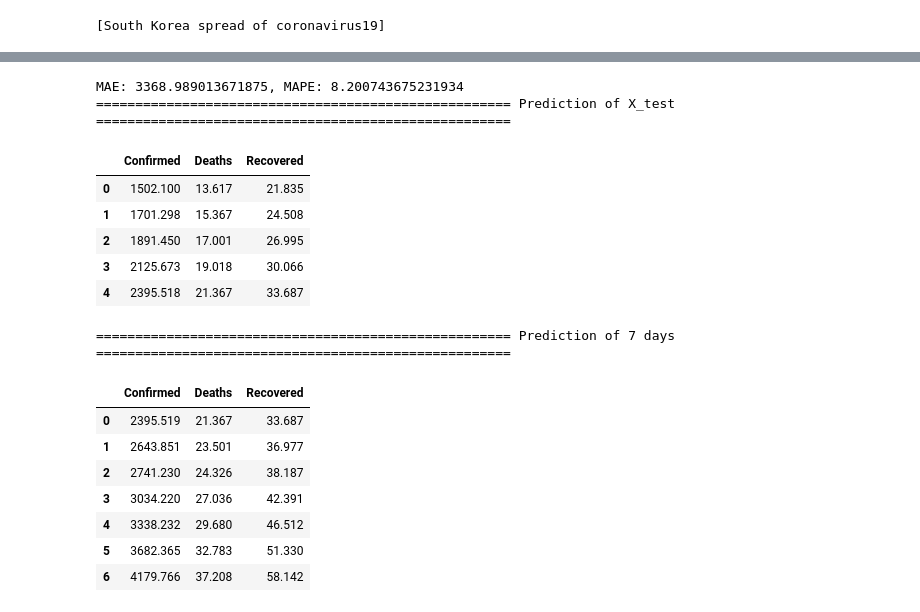
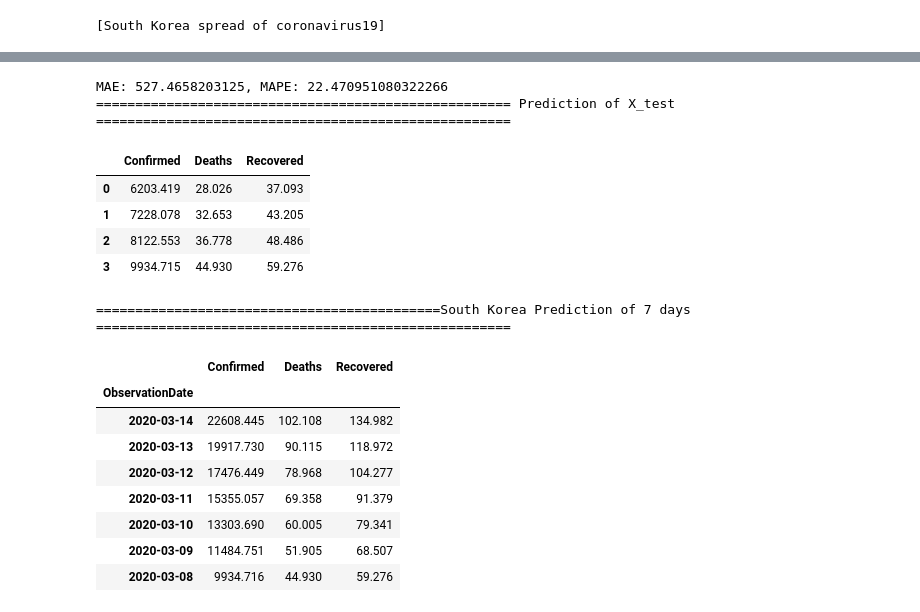
Before and after one commit to gbjung759/CoronavirusDisease2019, a Jupyter notebook: predict_coronavirus_spread_dense.ipynb, the cells around one changed output, grey strips where cells are left out. Cells and saved outputs as stored; diff of their text form; code cells hidden in the pictures.

```diff
--- a/predict_coronavirus_spread_dense.ipynb
+++ b/predict_coronavirus_spread_dense.ipynb
@@ -164,7 +164,7 @@ from keras.layers import Dense, LSTM, Dropout
 from sklearn.preprocessing import StandardScaler
 from keras.callbacks import EarlyStopping, ModelCheckpoint
 
-WINDOW_SIZE = 8
+WINDOW_SIZE = 20
 
 class PandemicRegressor():
     def __init__(self, window_size, batch_size, n_feature, model_name, hidden_state=False, stateful=False, loss_hist=None):
@@ -249,6 +249,7 @@ class PandemicRegressor():
                 y_hat = (y_hat - _mean) / _std
                 seq_in.append(y_hat[0])
                 seq_in.pop(0)
+        seq_out.reverse()
         _df = pd.DataFrame(seq_out)
         _df.columns = ['Confirmed', 'Deaths', 'Recovered']
         return _df
@@ -420,6 +424,13 @@ MAE: 3368.989013671875, MAPE: 8.200743675231934
 # %%
+from datetime import timedelta
+
+date_index = world_daily_df['ObservationDate'] + timedelta(days=n)
+date_index[:n]
+
+pd.set_option('display.float_format', lambda x: '%.3f' % x)
 n = 7
-print(f'\n===================================================== Prediction of {n} days =====================================================')
+print(f'\n=============================================== World Prediction of {n} days =====================================================')
 prediction = pdm_reg.predict_n_days(n, X_test[-1], {'mean': _mean, 'std': _std})
+prediction = prediction.set_index(date_index[:n])
 prediction
 # %% [output]
@@ -526,27 +545,33 @@ y_dict = {'Confirmed': [x[0] for x in y_hat],
 y_df = pd.DataFrame(y_dict)
 y_df
 # %% [output]
-MAE: 3368.989013671875, MAPE: 8.200743675231934
+MAE: 527.4658203125, MAPE: 22.470951080322266
 ===================================================== Prediction of X_test =====================================================
 |  | Confirmed | Deaths | Recovered |
-| 0 | 1502.100 | 13.617 | 21.835 |
-| 1 | 1701.298 | 15.367 | 24.508 |
-| 2 | 1891.450 | 17.001 | 26.995 |
-| 3 | 2125.673 | 19.018 | 30.066 |
-| 4 | 2395.518 | 21.367 | 33.687 |
+| 0 | 6203.419 | 28.026 | 37.093 |
+| 1 | 7228.078 | 32.653 | 43.205 |
+| 2 | 8122.553 | 36.778 | 48.486 |
+| 3 | 9934.715 | 44.930 | 59.276 |
 # %%
+from datetime import timedelta
+
+date_index = korea_df['ObservationDate'] + timedelta(days=n)
+date_index[:n]
+
 pd.set_option('display.float_format', lambda x: '%.3f' % x)
 n = 7
-print(f'\n===================================================== Prediction of {n} days =====================================================')
+print(f'\n============================================{nation_name} Prediction of {n} days =====================================================')
 prediction = k_pdm_reg.predict_n_days(n, X_test[-1], {'mean': _mean, 'std': _std})
+prediction = prediction.set_index(date_index[:n])
 prediction
 # %% [output]
-===================================================== Prediction of 7 days =====================================================
+============================================South Korea Prediction of 7 days =====================================================
 |  | Confirmed | Deaths | Recovered |
-| 0 | 2395.519 | 21.367 | 33.687 |
-| 1 | 2643.851 | 23.501 | 36.977 |
-| 2 | 2741.230 | 24.326 | 38.187 |
-| 3 | 3034.220 | 27.036 | 42.391 |
-| 4 | 3338.232 | 29.680 | 46.512 |
-| 5 | 3682.365 | 32.783 | 51.330 |
-| 6 | 4179.766 | 37.208 | 58.142 |
+| ObservationDate |  |  |  |
+| 2020-03-14 | 22608.445 | 102.108 | 134.982 |
+| 2020-03-13 | 19917.730 | 90.115 | 118.972 |
+| 2020-03-12 | 17476.449 | 78.968 | 104.277 |
+| 2020-03-11 | 15355.057 | 69.358 | 91.379 |
+| 2020-03-10 | 13303.690 | 60.005 | 79.341 |
+| 2020-03-09 | 11484.751 | 51.905 | 68.507 |
+| 2020-03-08 | 9934.716 | 44.930 | 59.276 |
```
Also changed, not shown: parts of 20 cells of this notebook, 1 other file.
